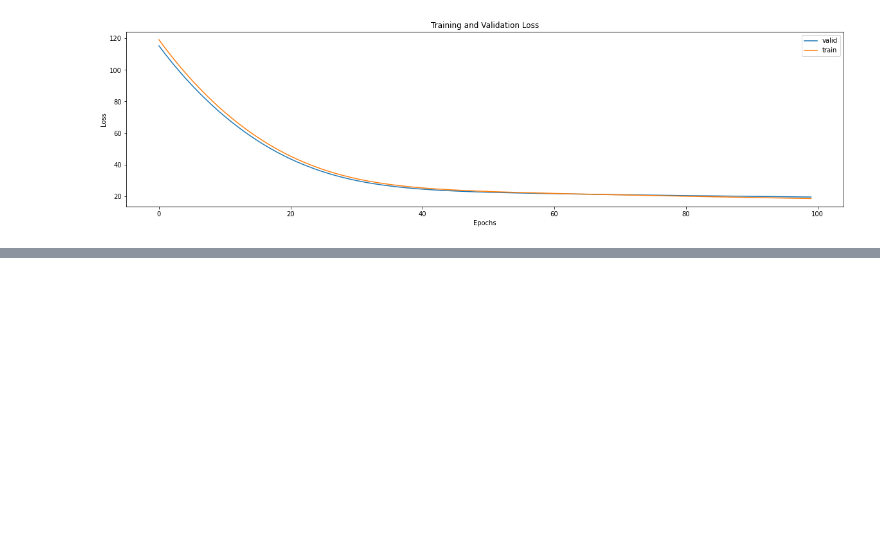
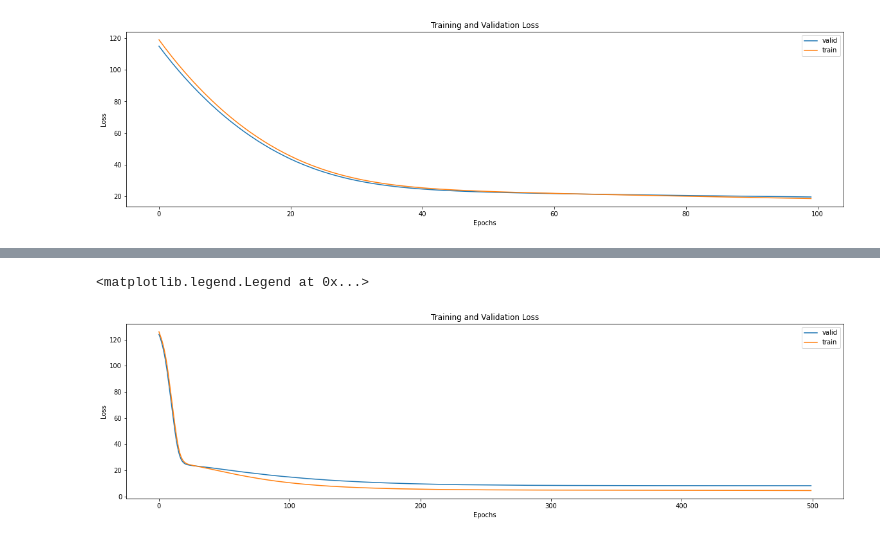
Before and after one commit to Ydeh22/inverseDesignMetaMatl, a Jupyter notebook: [r]_w_o_transpose;_0_1_(351)_&_reg.ipynb, the cells around one changed output, grey strips where cells are left out. Cells and saved outputs as stored; diff of their text form; code cells hidden in the pictures; blank space fills up the shorter version.

```diff
--- a/[r]_w_o_transpose;_0_1_(351)_&_reg.ipynb
+++ b/[r]_w_o_transpose;_0_1_(351)_&_reg.ipynb
@@ -253,0 +354,15 @@ plt.legend()
+# %%
+import torch.optim as optim
+optimizer = optim.Adam(model.parameters(), lr=1e-4)
+loss_function = nn.MSELoss()
+epochs = epochs
+
+# for loss plot
+tloss = []
+vloss = []
+
+for e in range(1, epochs+1):
+    train(model, tloss, e)
+    test(model, vloss)
+
+y_pred = test_pred(model)
@@ -253,0 +389,13 @@ plt.legend()
+# %%
+import matplotlib.pyplot as plt
+
+plt.figure(figsize=(20,5))
+plt.title("Training and Validation Loss")
+plt.plot(np.array(vloss), label="valid")
+plt.plot(np.array(tloss), label="train")
+plt.xlabel("Epochs")
+plt.ylabel("Loss")
+plt.legend()
+# %% [output]
+<matplotlib.legend.Legend at 0x...>
+[figure, added]
```
Also changed, not shown: parts of 58 cells of this notebook.
